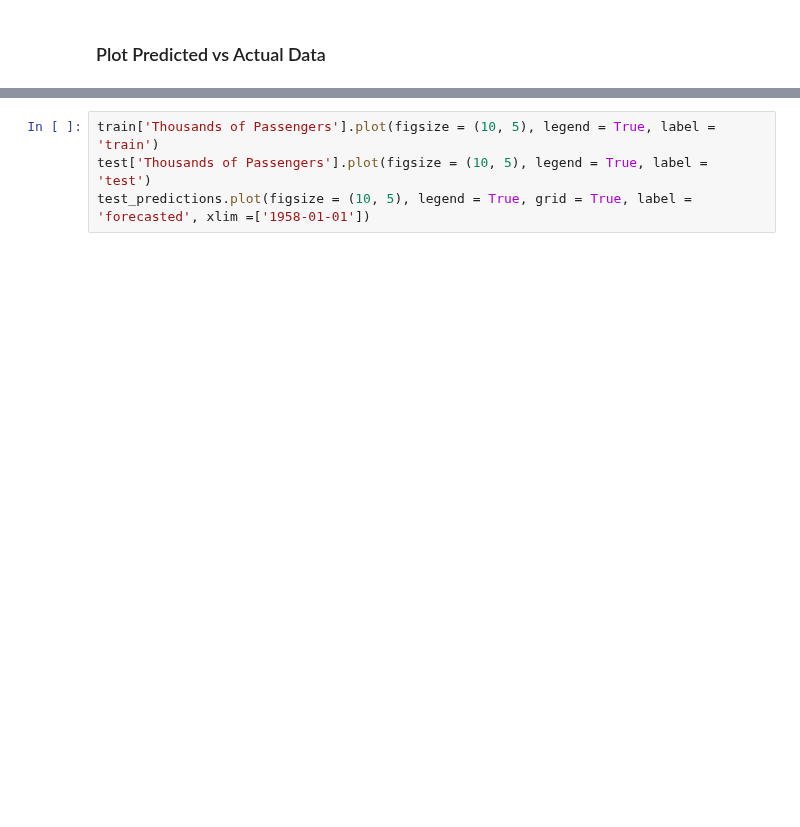
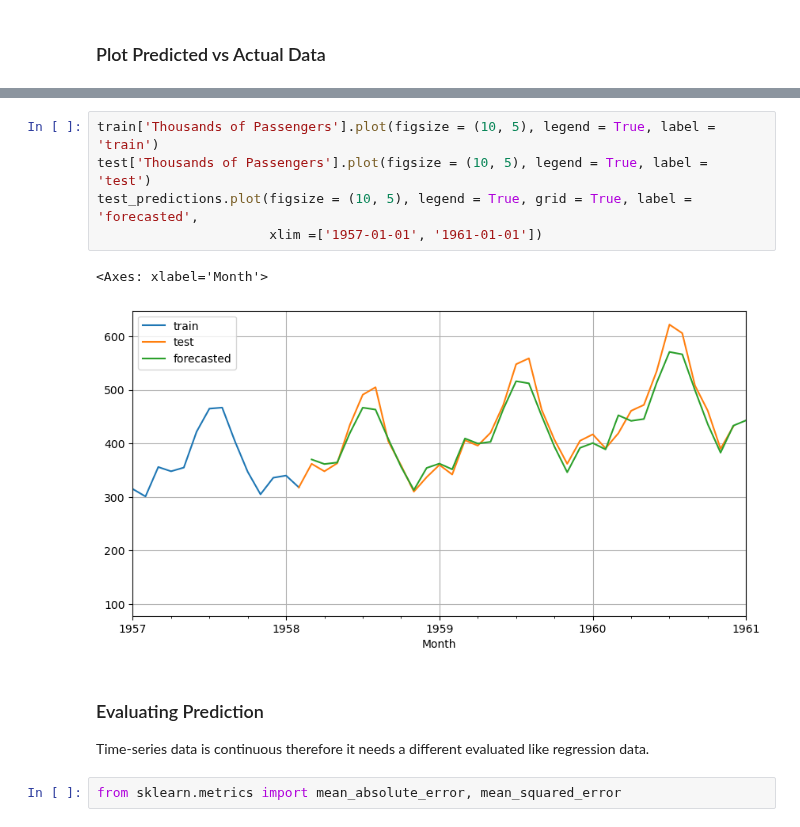
Before and after one commit to Shiska07/Data-Science-and-Machine-Learning, a Jupyter notebook: Time-Series-Analysis/Forecasting with Exponential Smoothing Model (airlines data).ipynb, the cells around one changed output, grey strips where cells are left out. Drawn from its saved outputs; the diff is of its cells as text; blank space fills up the shorter version.

```diff
--- a/Time-Series-Analysis/Forecasting with Exponential Smoothing Model (airlines data).ipynb
+++ b/Time-Series-Analysis/Forecasting with Exponential Smoothing Model (airlines data).ipynb
@@ -83,4 +83,13 @@ test_predictions.plot(figsize = (10, 5), legend = True, grid = True, label = 'fo
 # %%
 train['Thousands of Passengers'].plot(figsize = (10, 5), legend = True, label = 'train')
 test['Thousands of Passengers'].plot(figsize = (10, 5), legend = True, label = 'test')
-test_predictions.plot(figsize = (10, 5), legend = True, grid = True, label = 'forecasted', xlim =['1958-01-01'])
+test_predictions.plot(figsize = (10, 5), legend = True, grid = True, label = 'forecasted',
+                      xlim =['1957-01-01', '1961-01-01'])
+# %% [output]
+<Axes: xlabel='Month'>
+[figure, added]
+# %% [markdown]
+### Evaluating Prediction
+Time-series data is continuous therefore it needs a different evaluated like regression data.
+# %%
+from sklearn.metrics import mean_absolute_error, mean_squared_error
```
Also changed, not shown: parts of 7 cells of this notebook.
